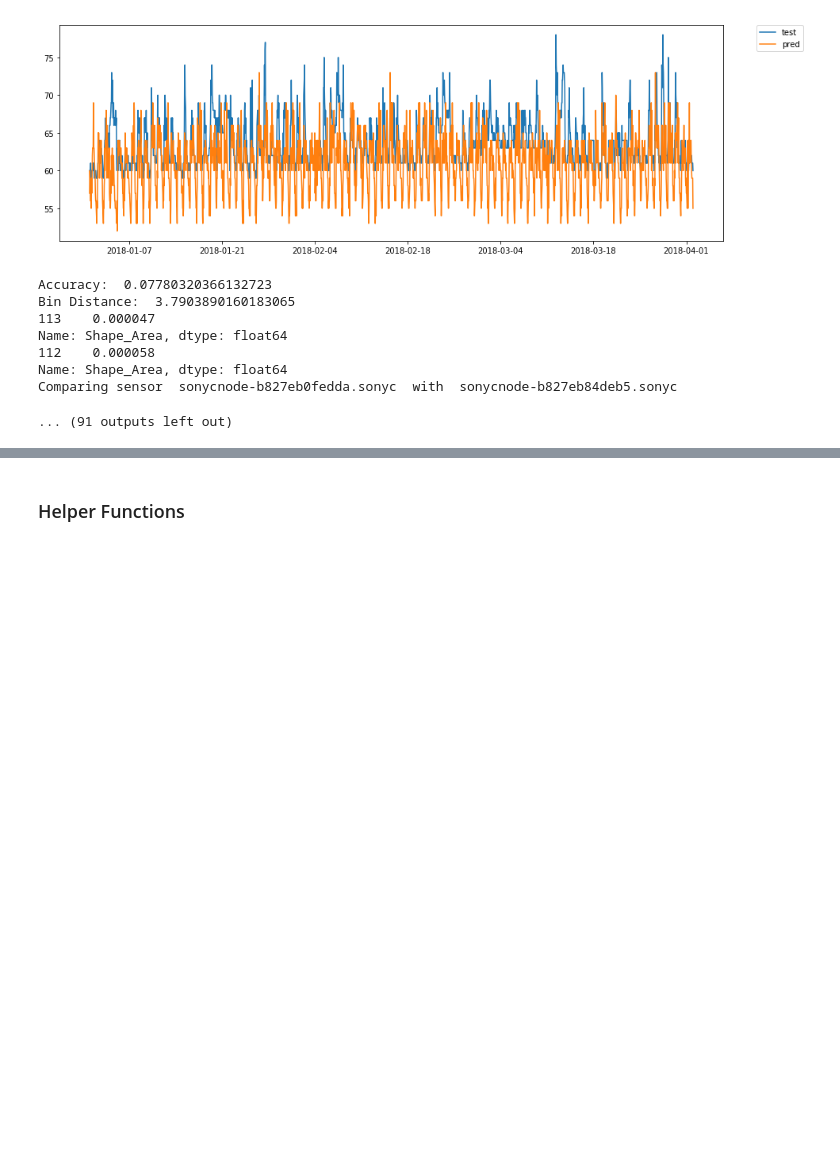
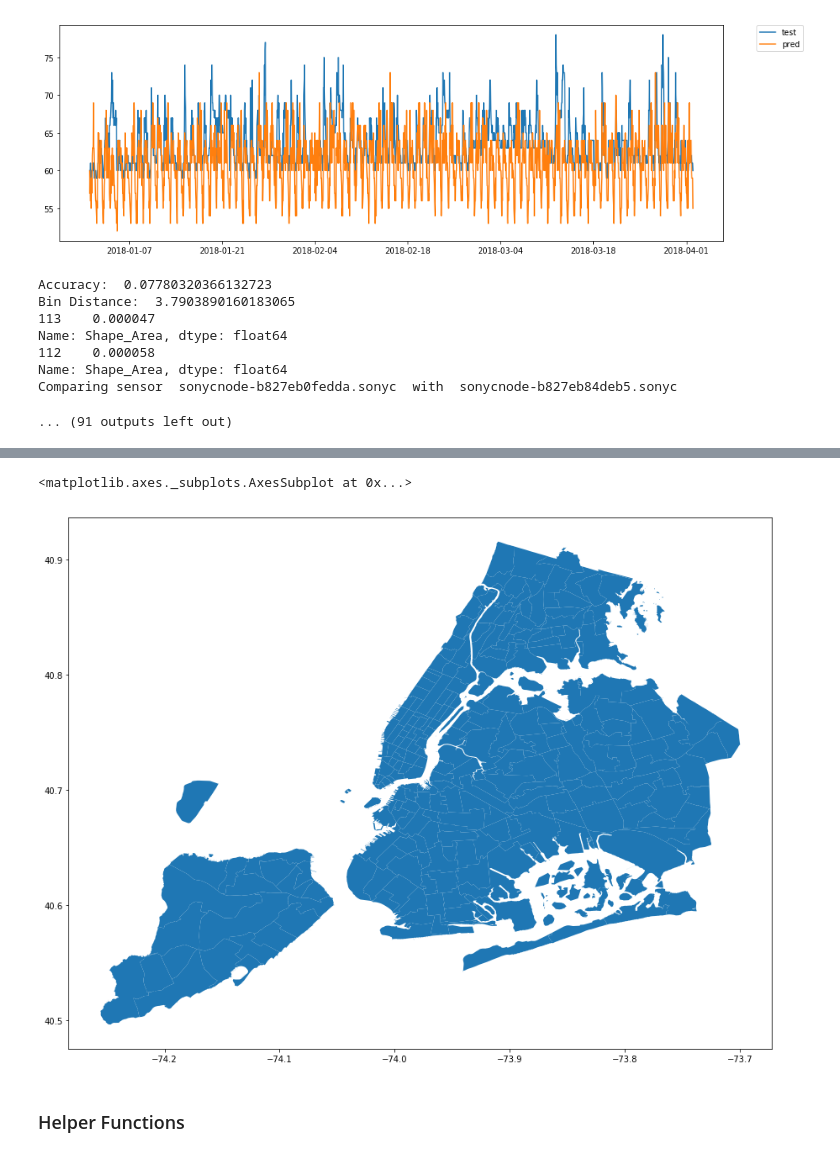
Before and after one commit to joaorulff/splmodeling, a Jupyter notebook: model/noise_modeling.ipynb, the cells around one changed output, grey strips where cells are left out. Cells and saved outputs as stored; diff of their text form; code cells hidden in the pictures; blank space fills up the shorter version.

```diff
--- a/model/noise_modeling.ipynb
+++ b/model/noise_modeling.ipynb
@@ -259,6 +263,11 @@ errorMatrix_accuracy
 | sonycnode-b827eb73e772.sonyc | 0.075057 | 0.025172 | 0.135011 | 0.000000 | ... |
 | sonycnode-b827eb84deb5.sonyc | 0.006407 | 0.001373 | 0.013272 | 0.023799 | ... |
 | sonycnode-b827ebb40450.sonyc | 0.095652 | 0.032037 | 0.121739 | 0.277346 | ... |
+# %%
+taxi_regions['geometry'].plot(figsize=(15,15))
+# %% [output]
+<matplotlib.axes._subplots.AxesSubplot at 0x...>
+[figure, added]
 # %% [markdown]
 ### Helper Functions
 # %%
```
Also changed, not shown: parts of 1 cell of this notebook, 3 other files.
